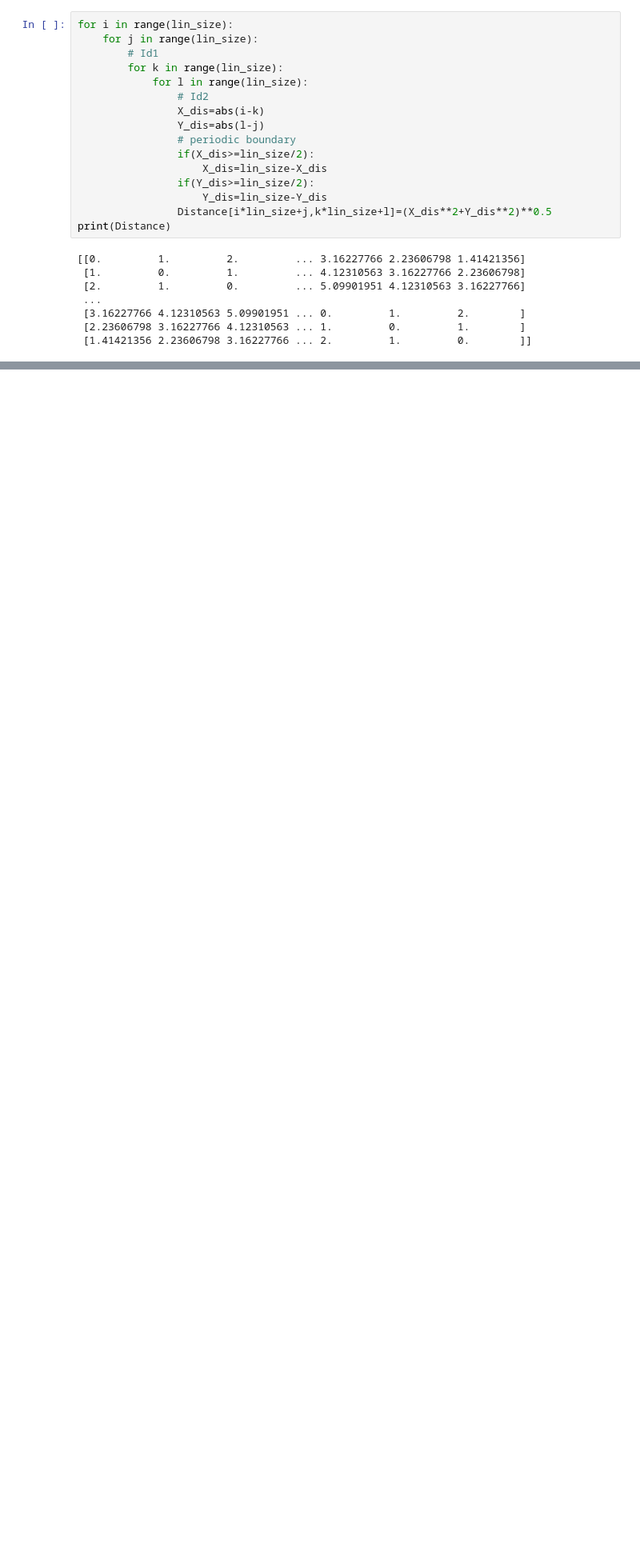
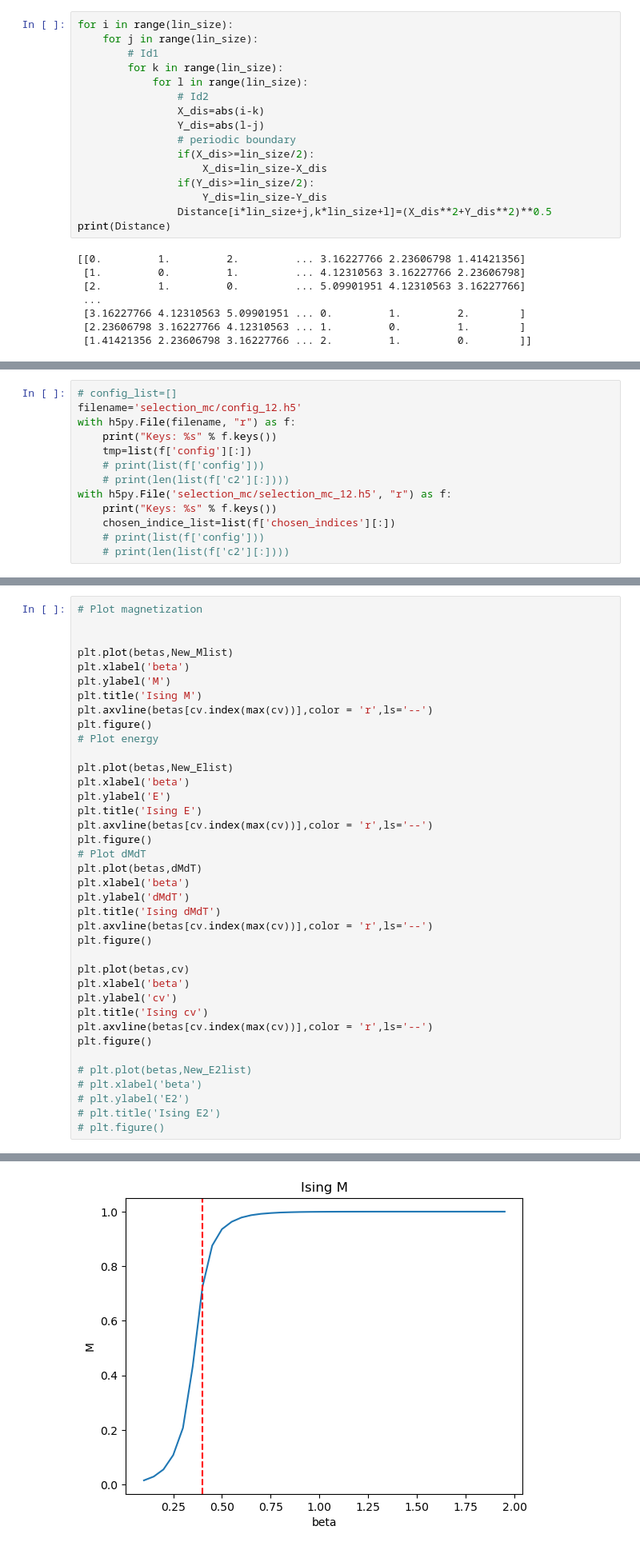
Before and after one commit to chnchg/sglass, a Jupyter notebook: src/Distance_correlation.ipynb, the cells around one changed output, grey strips where cells are left out. Shown at 80% size. Cells and saved outputs as stored; diff of their text form; blank space fills up the shorter version.

```diff
--- a/src/Distance_correlation.ipynb
+++ b/src/Distance_correlation.ipynb
@@ -81,0 +143,13 @@ for i in range(18):
+# %%
+# config_list=[]
+filename='selection_mc/config_12.h5'
+with h5py.File(filename, "r") as f:
+    print("Keys: %s" % f.keys())
+    tmp=list(f['config'][:])
+    # print(list(f['config']))
+    # print(len(list(f['c2'][:])))
+with h5py.File('selection_mc/selection_mc_12.h5', "r") as f:
+    print("Keys: %s" % f.keys())
+    chosen_indice_list=list(f['chosen_indices'][:])
+    # print(list(f['config']))
+    # print(len(list(f['c2'][:])))
@@ -81,0 +220,39 @@ for i in range(18):
+# %%
+# Plot magnetization
+
+
+plt.plot(betas,New_Mlist)
+plt.xlabel('beta')
+plt.ylabel('M')
+plt.title('Ising M')
+plt.axvline(betas[cv.index(max(cv))],color = 'r',ls='--')
+plt.figure()
+# Plot energy
+
+plt.plot(betas,New_Elist)
+plt.xlabel('beta')
+plt.ylabel('E')
+plt.title('Ising E')
+plt.axvline(betas[cv.index(max(cv))],color = 'r',ls='--')
+plt.figure()
+# Plot dMdT
+plt.plot(betas,dMdT)
+plt.xlabel('beta')
+plt.ylabel('dMdT')
+plt.title('Ising dMdT')
+plt.axvline(betas[cv.index(max(cv))],color = 'r',ls='--')
+plt.figure()
+
+plt.plot(betas,cv)
+plt.xlabel('beta')
+plt.ylabel('cv')
+plt.title('Ising cv')
+plt.axvline(betas[cv.index(max(cv))],color = 'r',ls='--')
+plt.figure()
+
+# plt.plot(betas,New_E2list)
+# plt.xlabel('beta')
+# plt.ylabel('E2')
+# plt.title('Ising E2')
+# plt.figure()
+# %% [output]
@@ -81,0 +260 @@ for i in range(18):
+[figure, added]
```
Also changed, not shown: parts of 28 cells of this notebook, 3 other files.
